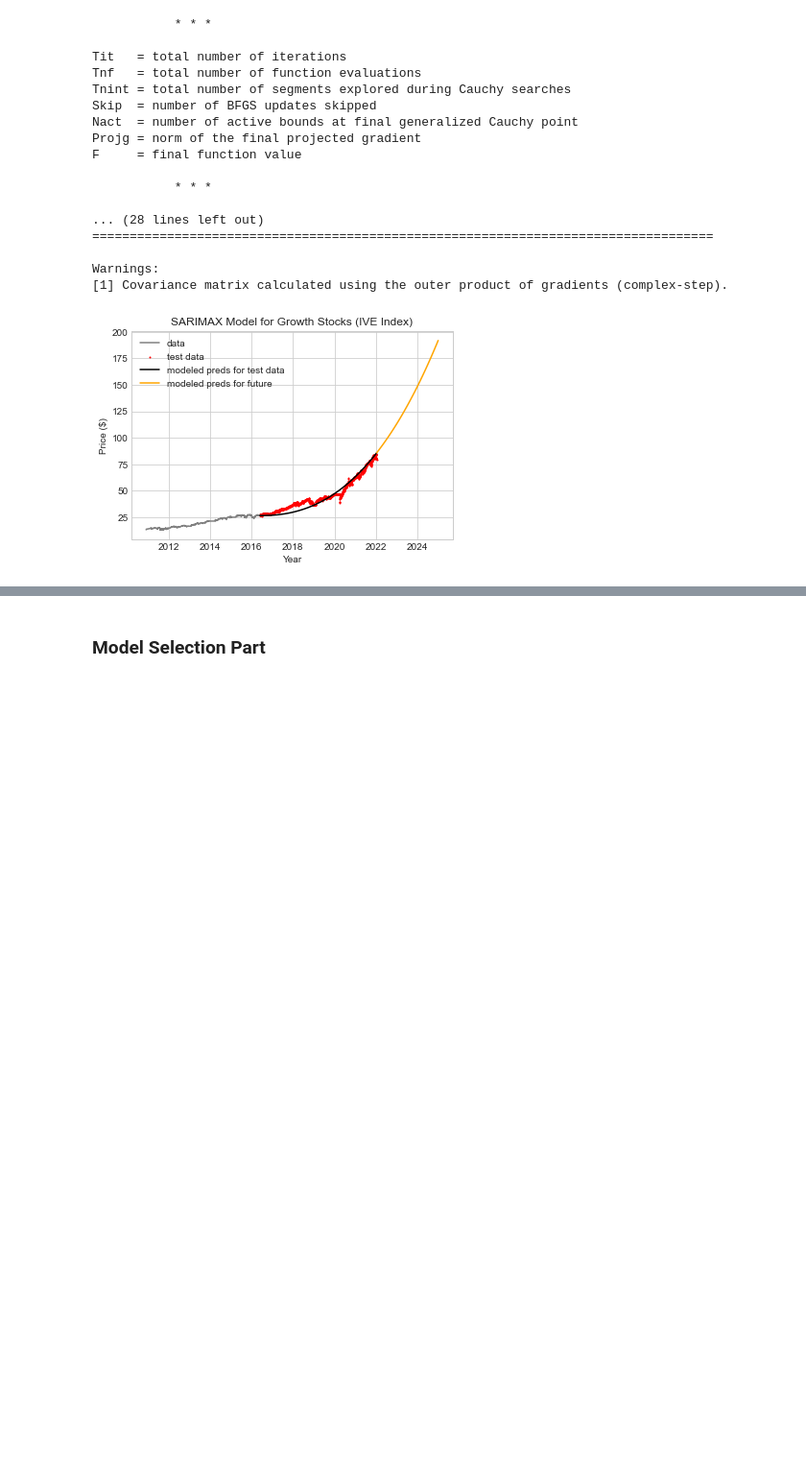
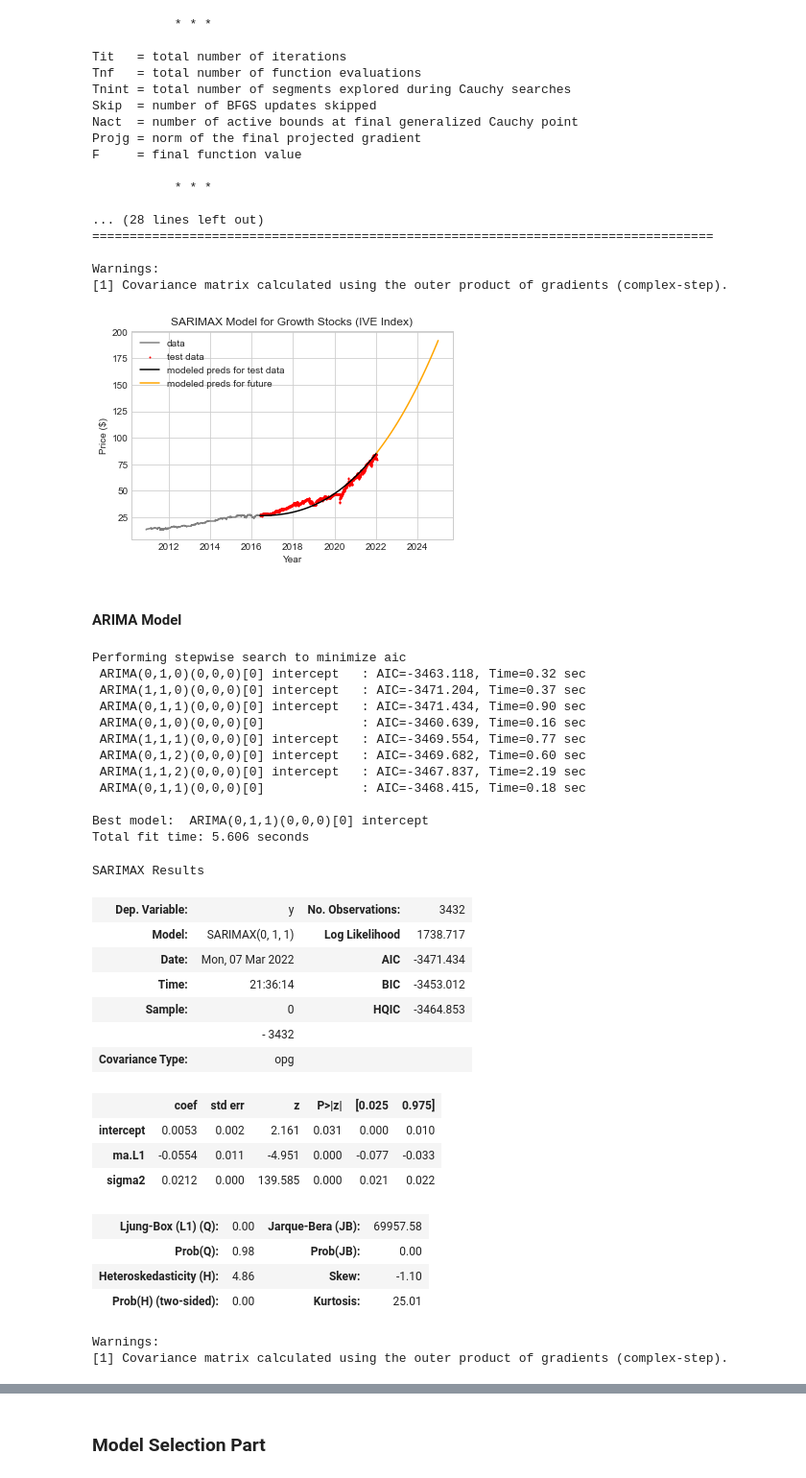
Before and after one commit to lu18cheng/pic16b_stock_analysis, a Jupyter notebook: code/Time Series Modeling.ipynb, the cells around one changed output, grey strips where cells are left out. Shown at 96% size. Cells and saved outputs as stored; diff of their text form; code cells hidden in the pictures; blank space fills up the shorter version.

Commit message:
added ARIMAX_growth

```diff
--- a/code/Time Series Modeling.ipynb
+++ b/code/Time Series Modeling.ipynb
@@ -199,3 +199,56 @@ plt.legend()
 plt.savefig("SARIMAX_growth.png")
 # %% [output]
 [figure]
+# %% [markdown]
+#### ARIMA Model
+# %%
+# import the necessary packages
+from statsmodels.tsa.arima_model import ARIMA
+from pmdarima.arima import auto_arima
+
+model2 = auto_arima(growth_train, start_p=0, start_q=0,
+                    test = 'adf',
+                    max_p=3, max_q=3,
+                    m=1,
+                    d=None,
+                    seasonal=True,
+                    start_P=0,
+                    D=0,
+                    trace=True,
+                    error_action='ignore',
+                    suppress_warning=True,
+                    stepwise=True
+                    )
+
+model2.summary()
+# %% [output]
+Performing stepwise search to minimize aic
+ ARIMA(0,1,0)(0,0,0)[0] intercept   : AIC=-3463.118, Time=0.32 sec
+ ARIMA(1,1,0)(0,0,0)[0] intercept   : AIC=-3471.204, Time=0.37 sec
+ ARIMA(0,1,1)(0,0,0)[0] intercept   : AIC=-3471.434, Time=0.90 sec
+ ARIMA(0,1,0)(0,0,0)[0]             : AIC=-3460.639, Time=0.16 sec
+ ARIMA(1,1,1)(0,0,0)[0] intercept   : AIC=-3469.554, Time=0.77 sec
+ ARIMA(0,1,2)(0,0,0)[0] intercept   : AIC=-3469.682, Time=0.60 sec
+ ARIMA(1,1,2)(0,0,0)[0] intercept   : AIC=-3467.837, Time=2.19 sec
+ ARIMA(0,1,1)(0,0,0)[0]             : AIC=-3468.415, Time=0.18 sec
+
+Best model:  ARIMA(0,1,1)(0,0,0)[0] intercept
+Total fit time: 5.606 seconds
+SARIMAX Results
+| Dep. Variable: | y | No. Observations: | 3432 |
+| Model: | SARIMAX(0, 1, 1) | Log Likelihood | 1738.717 |
+| Date: | Mon, 07 Mar 2022 | AIC | -3471.434 |
+| Time: | 21:36:14 | BIC | -3453.012 |
+| Sample: | 0 | HQIC | -3464.853 |
+|  | - 3432 |  |  |
+| Covariance Type: | opg |  |  |
+|  | coef | std err | z | P>|z| | [0.025 | 0.975] |
+| intercept | 0.0053 | 0.002 | 2.161 | 0.031 | 0.000 | 0.010 |
+| ma.L1 | -0.0554 | 0.011 | -4.951 | 0.000 | -0.077 | -0.033 |
+| sigma2 | 0.0212 | 0.000 | 139.585 | 0.000 | 0.021 | 0.022 |
+| Ljung-Box (L1) (Q): | 0.00 | Jarque-Bera (JB): | 69957.58 |
+| Prob(Q): | 0.98 | Prob(JB): | 0.00 |
+| Heteroskedasticity (H): | 4.86 | Skew: | -1.10 |
+| Prob(H) (two-sided): | 0.00 | Kurtosis: | 25.01 |
+Warnings:
+[1] Covariance matrix calculated using the outer product of gradients (complex-step).
```
Also changed, not shown: parts of 10 cells of this notebook, 1 other file.
